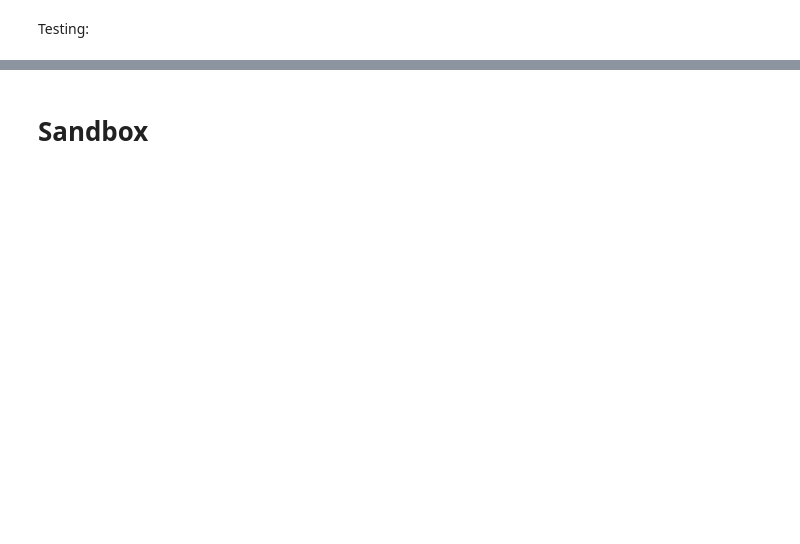
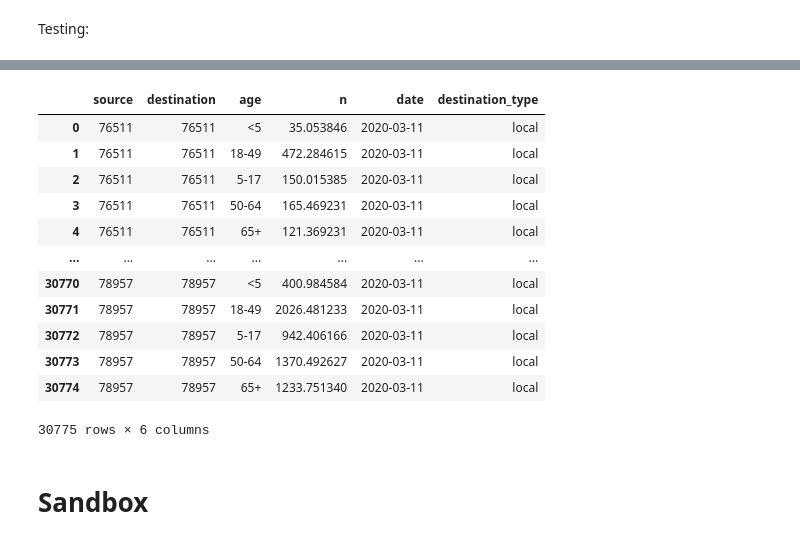
Before and after one commit to UT-Covid/episimlab, a Jupyter notebook: notebooks/20210629_lccf.ipynb, the cells around one changed output, grey strips where cells are left out. Drawn from its saved outputs; the diff is of its cells as text; code cells hidden in the pictures; blank space fills up the shorter version.

```diff
--- a/notebooks/20210629_lccf.ipynb
+++ b/notebooks/20210629_lccf.ipynb
@@ -195,0 +312,4 @@ get_unique_pairs(schemas['census']['keys']).head()
+# %%
+ref_travel = parse_travel('../data/lccf/travel_pop1_rows1.csv')
+extended_travel = get_extended_travel(ref_travel, extended_census)
+extended_travel.unique_GEOID
@@ -196,3 +344,19 @@ get_unique_pairs(schemas['census']['keys']).head()
+# %%
+ref_travel
+# %% [output]
+|  | source | destination | age | n | date | destination_type |
+| 0 | 76511 | 76511 | <5 | 35.053846 | 2020-03-11 | local |
+| 1 | 76511 | 76511 | 18-49 | 472.284615 | 2020-03-11 | local |
+| 2 | 76511 | 76511 | 5-17 | 150.015385 | 2020-03-11 | local |
+| 3 | 76511 | 76511 | 50-64 | 165.469231 | 2020-03-11 | local |
+| 4 | 76511 | 76511 | 65+ | 121.369231 | 2020-03-11 | local |
+| ... | ... | ... | ... | ... | ... | ... |
+| 30770 | 78957 | 78957 | <5 | 400.984584 | 2020-03-11 | local |
+| 30771 | 78957 | 78957 | 18-49 | 2026.481233 | 2020-03-11 | local |
+| 30772 | 78957 | 78957 | 5-17 | 942.406166 | 2020-03-11 | local |
+| 30773 | 78957 | 78957 | 50-64 | 1370.492627 | 2020-03-11 | local |
+| 30774 | 78957 | 78957 | 65+ | 1233.751340 | 2020-03-11 | local |
+30775 rows × 6 columns
 # %% [markdown]
 # Sandbox
 # %%
```
Also changed, not shown: parts of 24 cells of this notebook.
